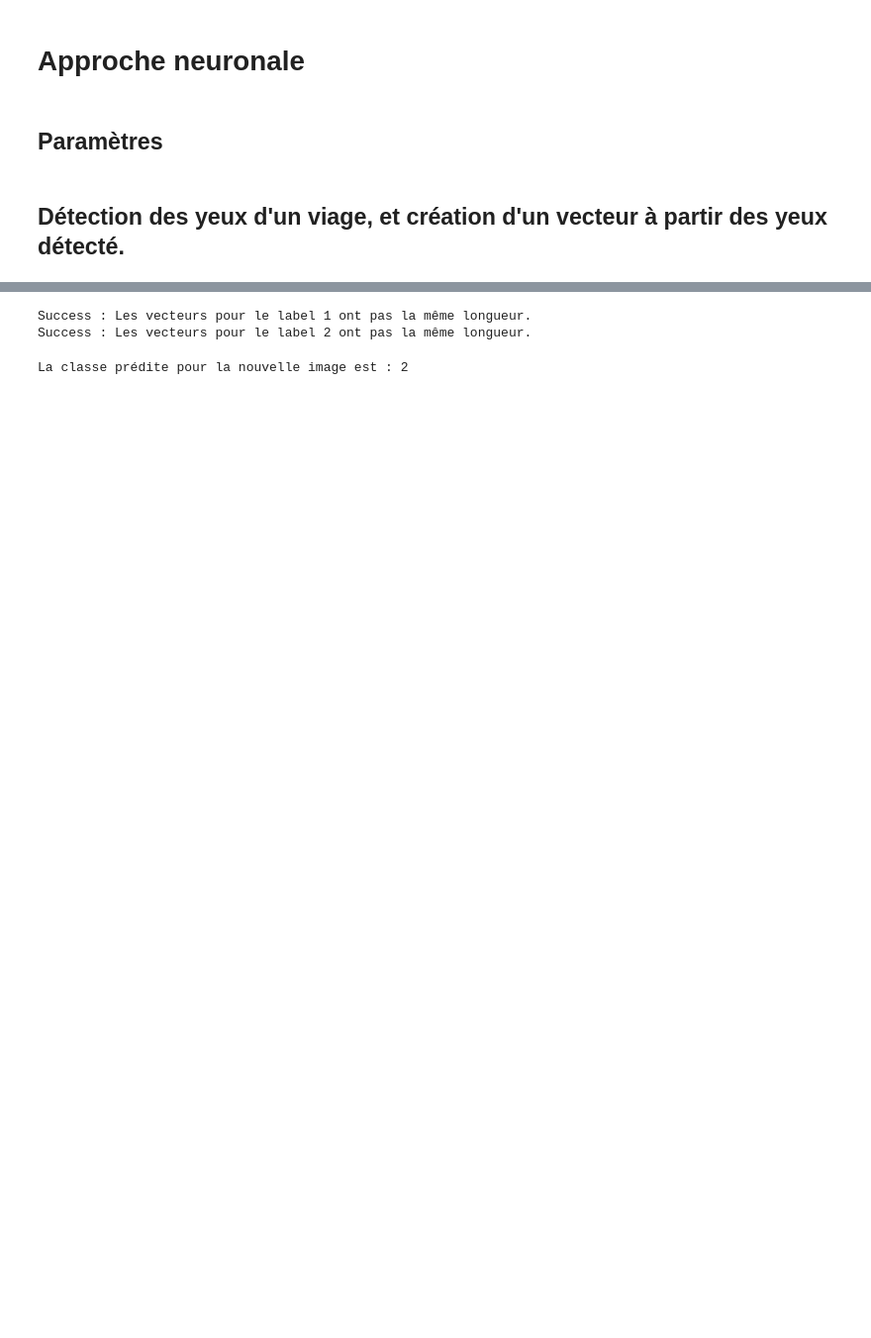
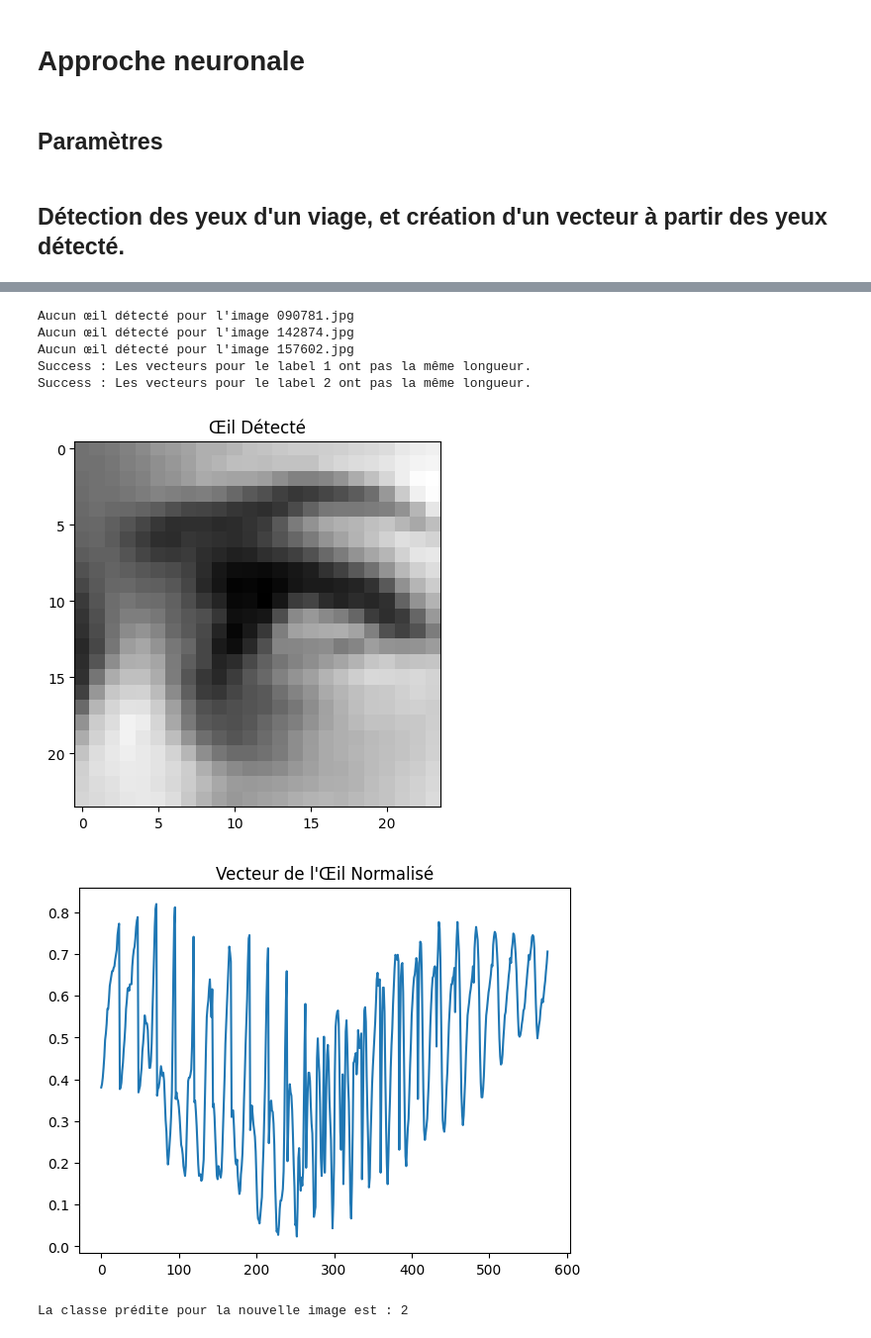
Before and after one commit to antoineMaurais/Reconnaissance-de-visage, a Jupyter notebook: Phase 2/approche-neuronal.ipynb, the cells around one changed output, grey strips where cells are left out. Shown at 99% size. Cells and saved outputs as stored; diff of their text form; code cells hidden in the pictures; blank space fills up the shorter version.

Commit message:
feat: classification, need to improve result

```diff
--- a/Phase 2/approche-neuronal.ipynb
+++ b/Phase 2/approche-neuronal.ipynb
@@ -23,6 +23,7 @@ nb_label = 2;
 # %% [markdown]
 ## Détection des yeux d'un viage, et création d'un vecteur à partir des yeux détecté.
 # %%
+from matplotlib import image as mpimg
 import cv2 as cv
 import numpy as np
 import matplotlib.pyplot as plt
@@ -46,6 +47,8 @@ def vectoriser_oeil(photoPersonnalité, face_cascade = face_cascade, eye_cascade
             vecteurs_oeils.append(eye_vector_normalized)
 
             if show_results:
+                plt.title("Image d'entré")
+                plt.imshow(cv.cvtColor(photoPersonnalité, cv.COLOR_BGR2RGB))
                 plt.imshow(cv.resize(eye_roi, (desired_width, desired_height)), cmap='gray')
                 plt.title("Œil Détecté")
                 plt.show()
@@ -92,4 +64,31 @@ Aucun œil détecté pour l'image 157602.jpg
 # %%
+# Étape 1 : Lire le Fichier JSON
+
+import json
+
+# Charger le fichier JSON
+with open('../Data/sorted_by_label.json', 'r') as file:
+    data = json.load(file)
+
+# Utiliser seulement les 30 premiers labels
+selected_labels = list(data['data'].keys())[:nb_label]
+
+# Étape 2 : Calculer les Vecteurs pour Chaque Image
+
+vectors_by_class = {label: [] for label in selected_labels}
+
+for label in selected_labels:
+    for image_name in data['data'][label]:
+        img_path = f'../Image/img_align_celeba/img_align_celeba/{image_name}'
+        img = cv.imread(img_path)
+        # Assurez-vous que l'image a été chargée correctement
+        if img is not None:
+            vecteurs = vectoriser_oeil(img, show_results=False)
+            if vecteurs is not None:
+                vectors_by_class[label].extend(vecteurs)
+            else:
+                print(f"Aucun œil détecté pour l'image {image_name}")
+
 # Étape 3 : Calculer le Vecteur Moyen pour Chaque Label
 
 mean_vectors = {}
@@ -100,6 +99,16 @@ for label, vectors in vectors_by_class.items():
         print(f"Success : Les vecteurs pour le label {label} ont pas la même longueur.")
     else:
         print(f"Erreur : Les vecteurs pour le label {label} n'ont pas la même longueur.")
+
+# Étape 4 : Enregistrer en Format JSON
+
+with open('../Data/mean_vectors.json', 'w') as json_file:
+    json.dump(mean_vectors, json_file, indent=4) # Indent = Nombre d'espace à chaque colonne du fichier JSON (améliore la lecture du fichier)
+
+# Ici, on obtient le vecteur moyen des yeux observé pour chaque label de personnes.
 # %% [output]
+Aucun œil détecté pour l'image 090781.jpg
+Aucun œil détecté pour l'image 142874.jpg
+Aucun œil détecté pour l'image 157602.jpg
 Success : Les vecteurs pour le label 1 ont pas la même longueur.
 Success : Les vecteurs pour le label 2 ont pas la même longueur.
@@ -124,25 +126,62 @@ def classifier(nouveau_vecteur, vecteurs_moyens):
             classe_plus_proche = label
 
     return classe_plus_proche
+# %%
+# Affichier une image aléatoire du label prédit.
+
+import matplotlib.pyplot as plt
+import cv2 as cv
+import random
+
+# Chemin vers votre fichier JSON contenant les images par label
+fichier_images_json = '../Data/sorted_by_label.json'
+
+# Charger les noms des images à partir du fichier JSON
+with open(fichier_images_json, 'r') as file:
+    images_par_label = json.load(file)['data']
+
+
+def pick_random_img_in_label(classe_predite):
+    if classe_predite in images_par_label:
+        # Vous pouvez choisir une image au hasard dans la liste pour ce label
+        nom_image = random.choice(images_par_label[classe_predite])
+        # Ou simplement prendre la première image
+        # nom_image = images_par_label[classe_predite][0]
+
+        chemin_image = f'../Image/img_align_celeba/img_align_celeba/{nom_image}'  # Modifier selon l'organisation de vos données
+
+        # Charger et afficher l'image
+        img_label = cv.imread(chemin_image)
+        if img_label is not None:
+            # plt.imshow(cv.cvtColor(img_label, cv.COLOR_BGR2RGB))
+            plt.imshow(img_label)
+            plt.title(f"Image du label {classe_predite}")
+            plt.show()
+        else:
+            print(f"Impossible de charger l'image {nom_image}.")
 # %%
 import json
 
 # Supposons que 'nouveau_vecteur' est le vecteur de la nouvelle image
 # et que 'vecteurs_moyens' est le dictionnaire de vos vecteurs moyens
 
 # Chemin vers votre fichier JSON
 fichier_json = '../Data/mean_vectors_2_labels.json'
 
 # Charger les vecteurs moyens à partir du fichier JSON
 with open(fichier_json, 'r') as file:
     vecteurs_moyens = json.load(file)
 
 # nouveau_vecteur = vectoriser_oeil(img, show_results=True, scale_factor=1.2)
-nouveau_vecteur = vectoriser_oeil(img, show_results=False, scale_factor=1.2)
+nouveau_vecteur = vectoriser_oeil(img, show_results=True, scale_factor=1.2)
+
 if nouveau_vecteur is None or len(nouveau_vecteur) == 0:
     print("Aucun œil détecté ou erreur dans la vectorisation de l'image. Len = ", len(nouveau_vecteur))
 else:
     classe_predite = classifier(nouveau_vecteur, vecteurs_moyens)
     print(f"La classe prédite pour la nouvelle image est : {classe_predite}")
+    pick_random_img_in_label(classe_predite)
 # %% [output]
+[figure, added]
+[figure, added]
 La classe prédite pour la nouvelle image est : 2
```
Also changed, not shown: parts of 4 cells of this notebook.
